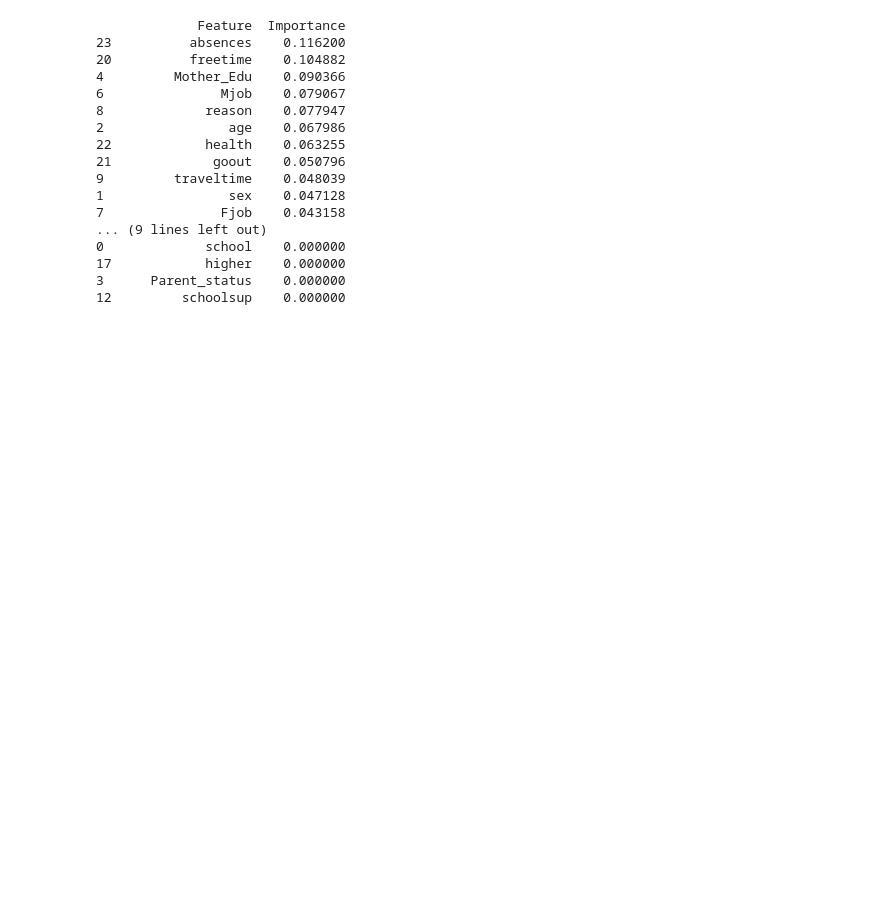
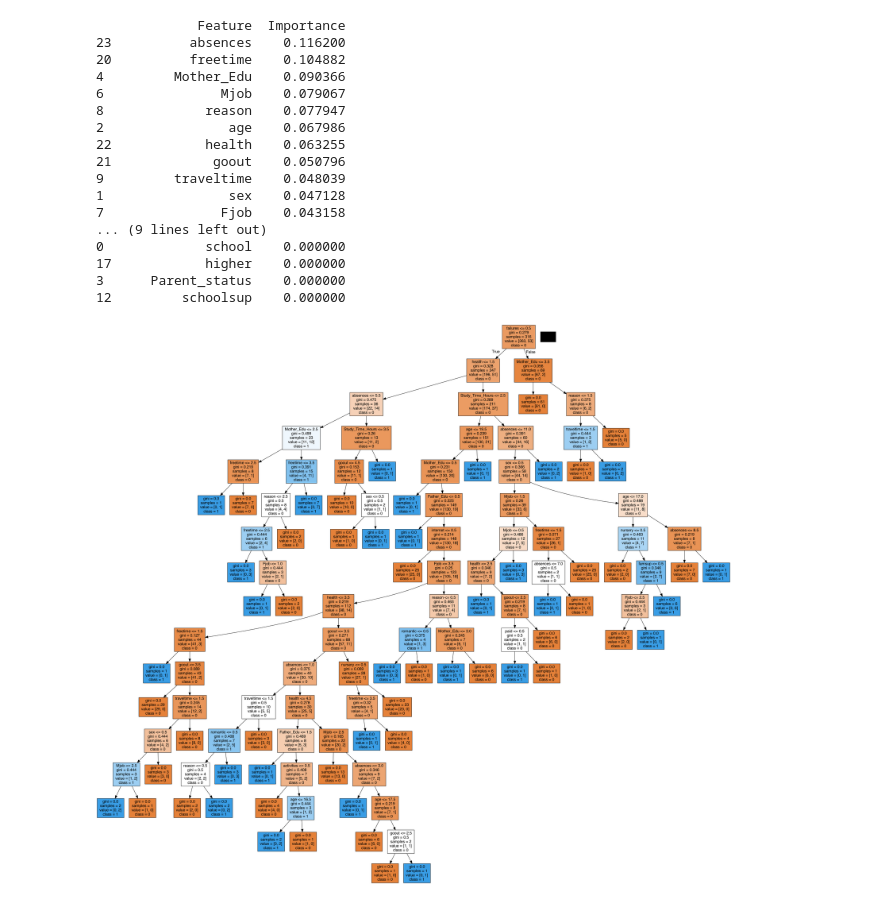
Before and after one commit to lilianaperezdiaz/student_predictor, a Jupyter notebook: DecisionTree_Seth_Talibah.ipynb, the cells around one changed output. Drawn from its saved outputs; the diff is of its cells as text; code cells hidden in the pictures; blank space fills up the shorter version.

```diff
--- a/DecisionTree_Seth_Talibah.ipynb
+++ b/DecisionTree_Seth_Talibah.ipynb
@@ -8,3 +22,4 @@ import numpy as np
 # %%
-file_path = "/Users/ylsstudent/Documents/Data_Analytics_Bootcamp/Projects/BootcampProject4/student_predictor/cleaned_student_mat.csv"
+#Loading the data
+file_path = "/Users/talibahtimothy/Desktop/dataanalyticsassignments/Project4_UCI_Academic_Factors/Resources/cleaned_student_mat.csv"
 data = pd.read_csv(file_path)
@@ -83,3 +133,22 @@ print(feature_importance)
 17            higher    0.000000
 3      Parent_status    0.000000
 12         schoolsup    0.000000
+# %%
+# Create DOT data
+dot_data = tree.export_graphviz(
+    tree_model, out_file=None, feature_names=X.columns, class_names=["0", "1"], filled=True
+)
+
+# Draw graph
+graph = pydotplus.graph_from_dot_data(dot_data)
+
+graph
+# Show graph
+# Image(graph.create_png())
+
+graph.write_png("decision_tree.png")  # Save the image as a file
+
+# Display the image in a Jupyter notebook or Python environment
+Image(graph.create_png())  # Display the image
+# %% [output]
+[figure, added]
```
Also changed, not shown: parts of 27 cells of this notebook, 3 other files.
